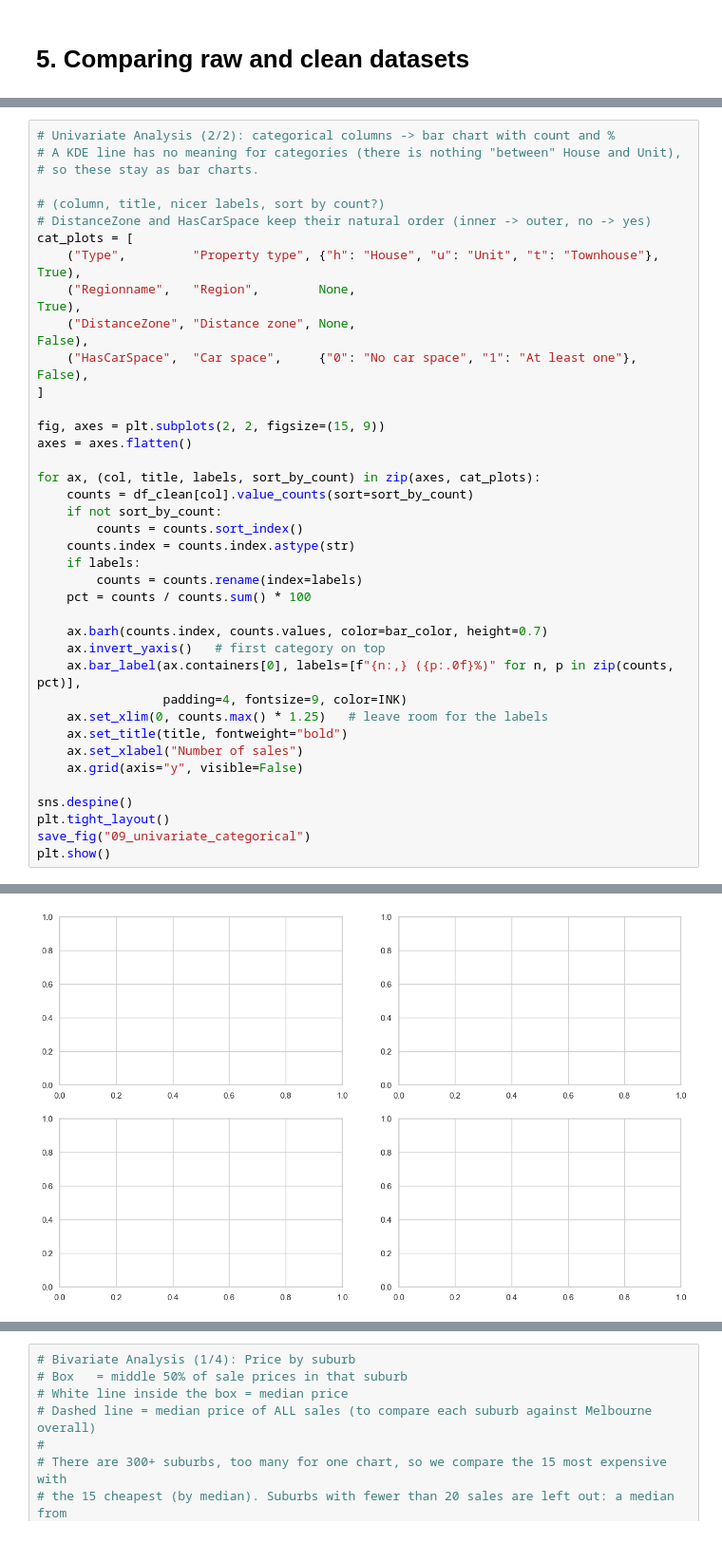
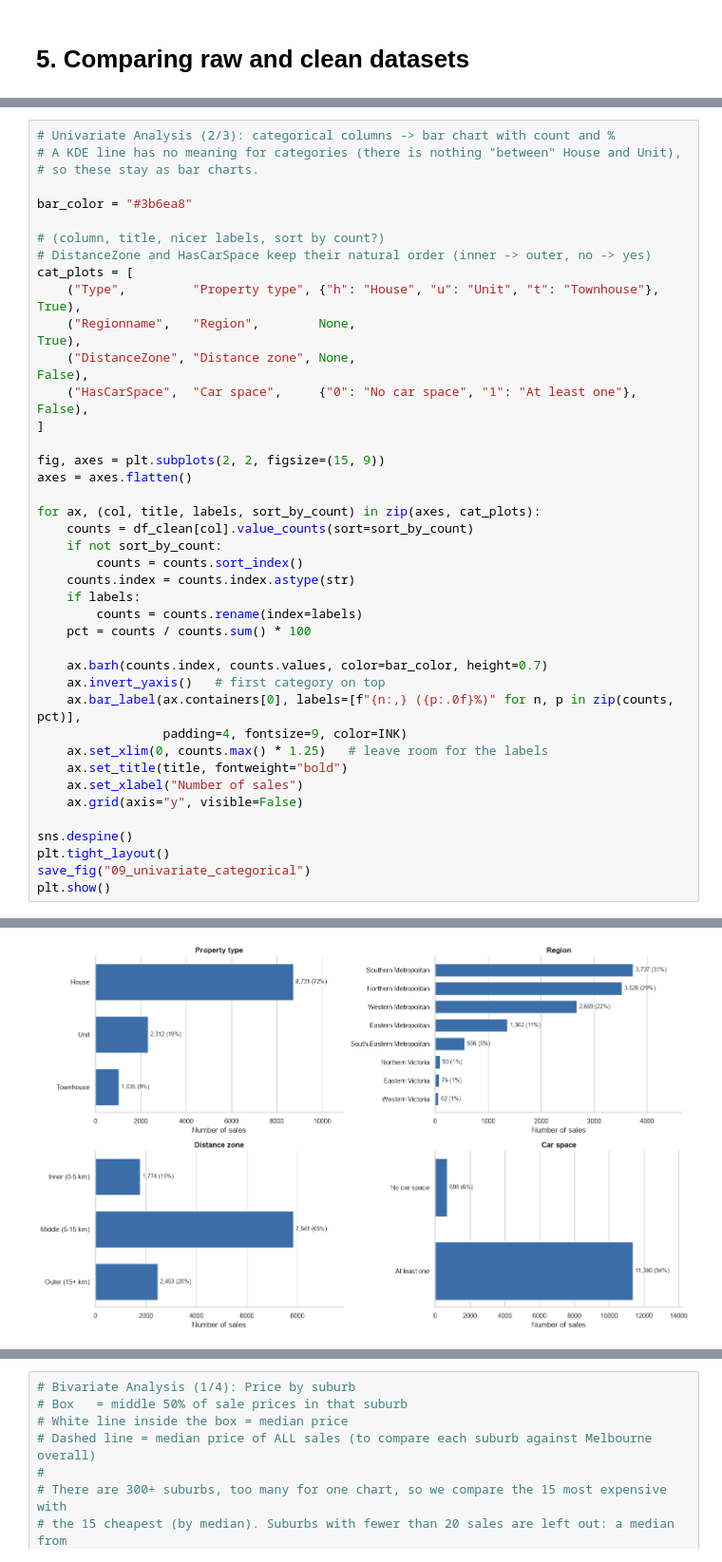
Before and after one commit to SindhujaDavuluri-IAAC/5-day1-assignment, a Jupyter notebook: Mel_data_cleaning_and_EDA_5.ipynb, the cells around one changed output, grey strips where cells are left out. Shown at 95% size. Drawn from its saved outputs; the diff is of its cells as text.

```diff
--- a/Mel_data_cleaning_and_EDA_5.ipynb
+++ b/Mel_data_cleaning_and_EDA_5.ipynb
@@ -841,7 +957,9 @@ stats
 # %%
-# Univariate Analysis (2/2): categorical columns -> bar chart with count and %
+# Univariate Analysis (2/3): categorical columns -> bar chart with count and %
 # A KDE line has no meaning for categories (there is nothing "between" House and Unit),
 # so these stay as bar charts.
+
+bar_color = "#3b6ea8"
 
 # (column, title, nicer labels, sort by count?)
 # DistanceZone and HasCarSpace keep their natural order (inner -> outer, no -> yes)
@@ -882 +1000 @@ NameError: name 'bar_color' is not defined
-[figure, old version]
+[figure, new version]
```
Also changed, not shown: parts of 79 cells of this notebook, 14 other files.
